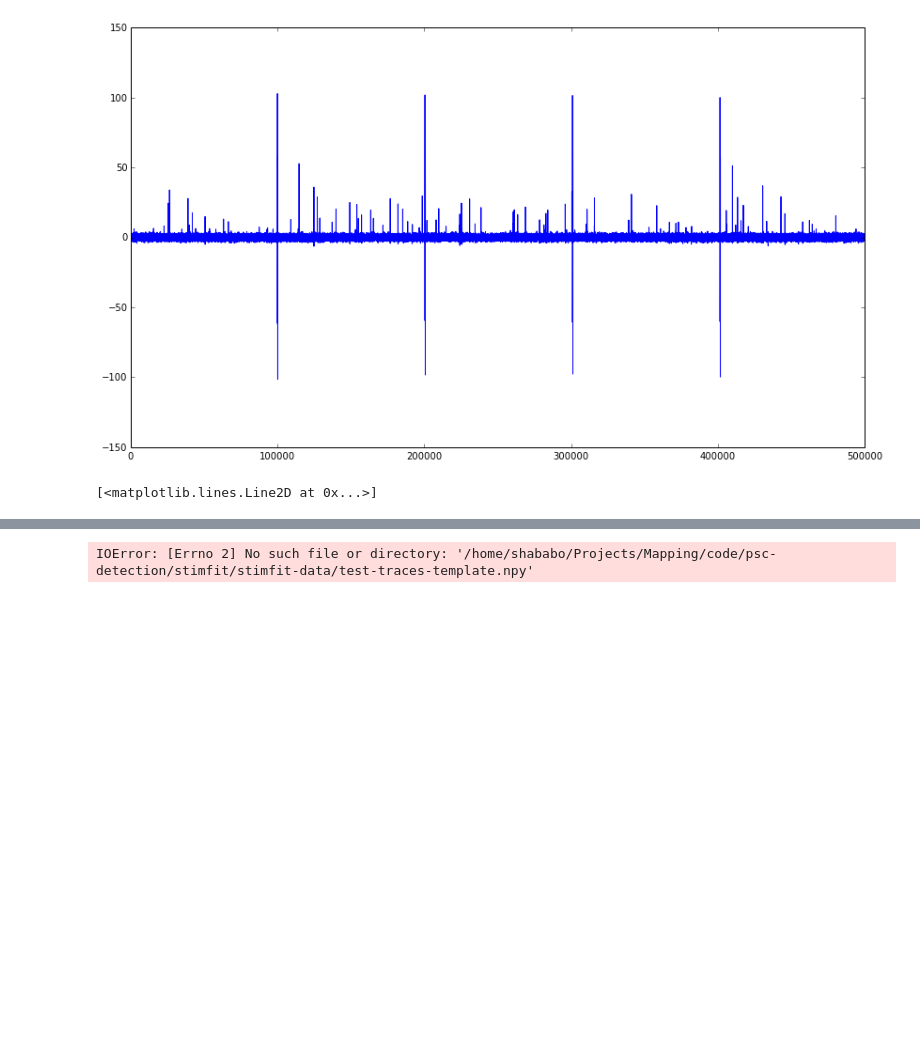
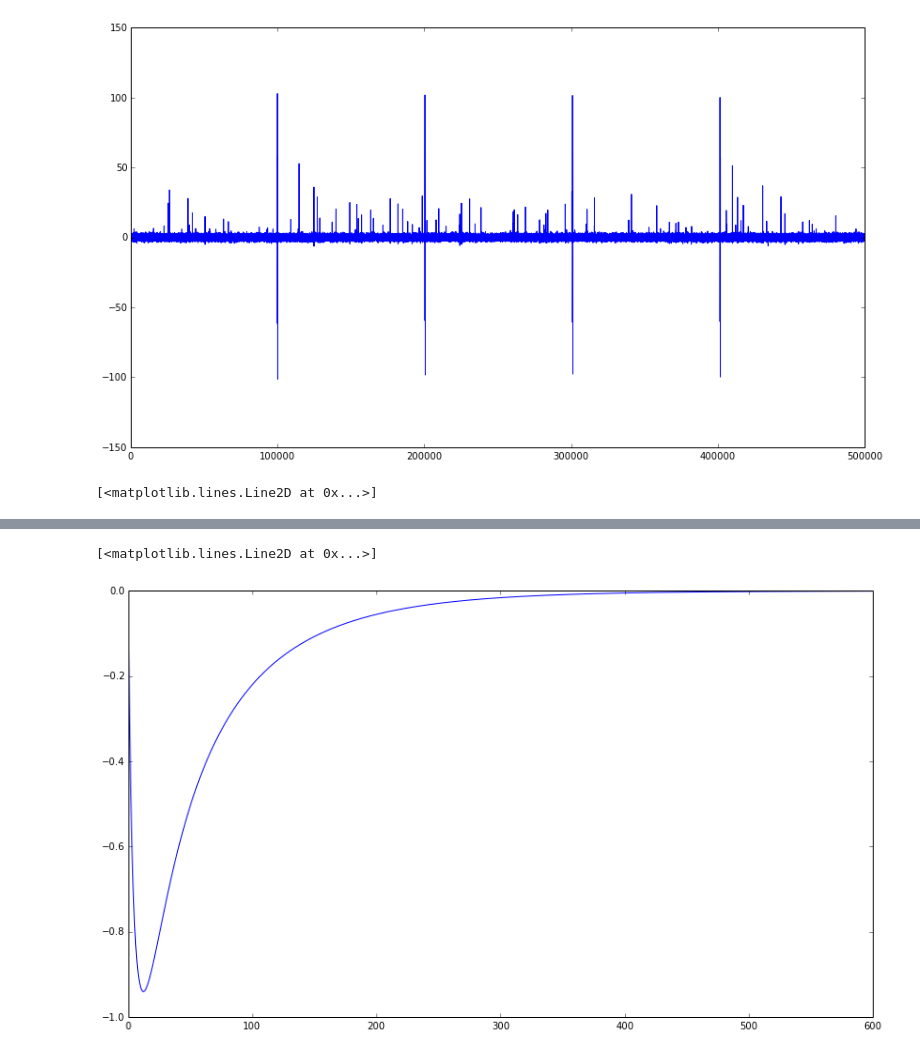
Before and after one commit to shababo/psc-detection-dist, a Jupyter notebook: stimfit/stimfit-testing.ipynb, the cells around one changed output, grey strips where cells are left out. Saved outputs shown, nothing was run; the diff lists cells and outputs as text; code cells hidden in the pictures; blank space fills up the shorter version.

```diff
--- a/stimfit/stimfit-testing.ipynb
+++ b/stimfit/stimfit-testing.ipynb
@@ -47,9 +64,11 @@ IOError: [Errno 2] No such file or directory: '/home/shababo/Projects/Mapping/co
 # %%
-epsc_template_file = '/home/shababo/Projects/Mapping/code/psc-detection/stimfit/stimfit-data/test-traces-template.npy'
-template = np.load(epsc_template_file)
+template_file = '/media/shababo/Layover/projects/mapping/code/psc-detection/data/simulated-epscs-1027-template.mat'
+template_file_data = scio.loadmat(template_file)
+template = template_file_data['template'].reshape((600,))
 
 fig = plt.figure(figsize=(14,8), dpi=72)
 plt.plot(template)
 # %% [output]
-IOError: [Errno 2] No such file or directory: '/home/shababo/Projects/Mapping/code/psc-detection/stimfit/stimfit-data/test-traces-template.npy'
+[<matplotlib.lines.Line2D at 0x...>]
+[figure, added]
 # %%
```
Also changed, not shown: parts of 11 cells of this notebook, 11 other files.
